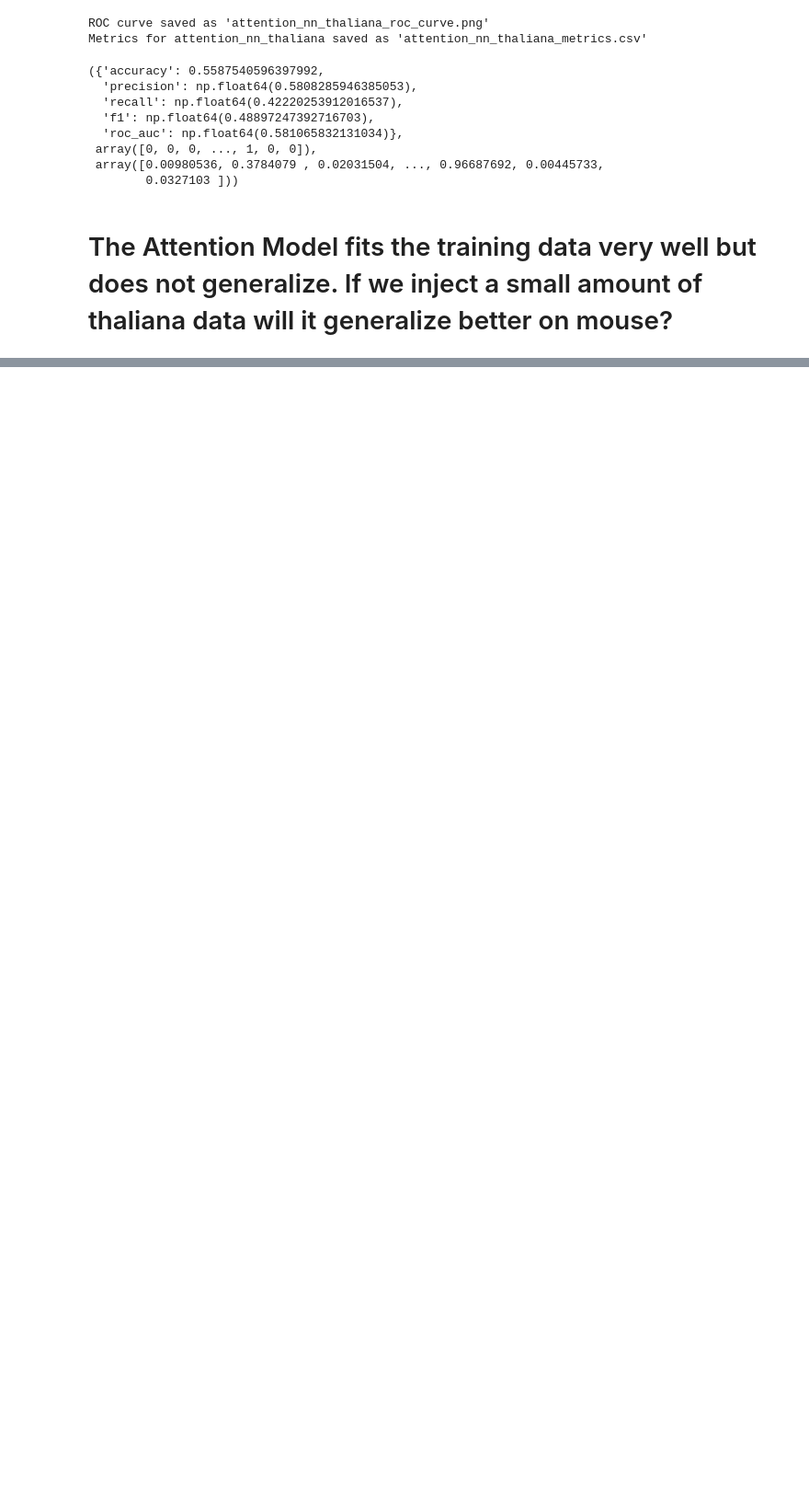
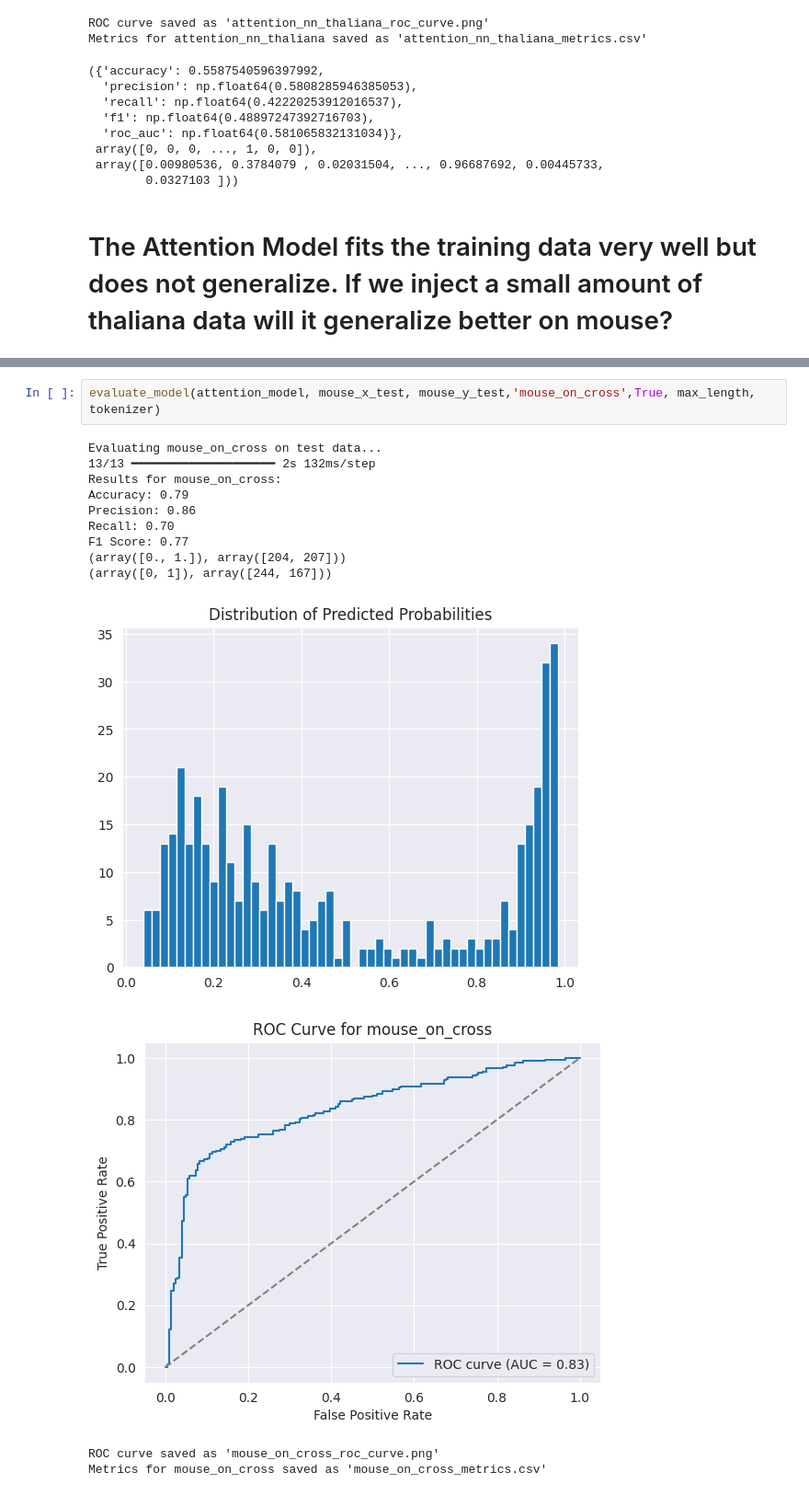
Before and after one commit to Jorjorian/PromoterKmers, a Jupyter notebook: ProjectDraftCode.ipynb, the cells around one changed output, grey strips where cells are left out. Shown at 92% size. Drawn from its saved outputs; the diff is of its cells as text; blank space fills up the shorter version.

```diff
--- a/ProjectDraftCode.ipynb
+++ b/ProjectDraftCode.ipynb
@@ -1104,0 +1253,16 @@ ValueError: y_prob has values outside [0, 1].
+# %%
+evaluate_model(attention_model, mouse_x_test, mouse_y_test,'mouse_on_cross',True, max_length, tokenizer)
+# %% [output]
+Evaluating mouse_on_cross on test data...
+13/13 ━━━━━━━━━━━━━━━━━━━━ 2s 132ms/step
+Results for mouse_on_cross:
+Accuracy: 0.79
+Precision: 0.86
+Recall: 0.70
+F1 Score: 0.77
+(array([0., 1.]), array([204, 207]))
+(array([0, 1]), array([244, 167]))
+[figure, added]
+[figure, added]
+ROC curve saved as 'mouse_on_cross_roc_curve.png'
+Metrics for mouse_on_cross saved as 'mouse_on_cross_metrics.csv'
```
Also changed, not shown: parts of 16 cells of this notebook, 2 other files.
